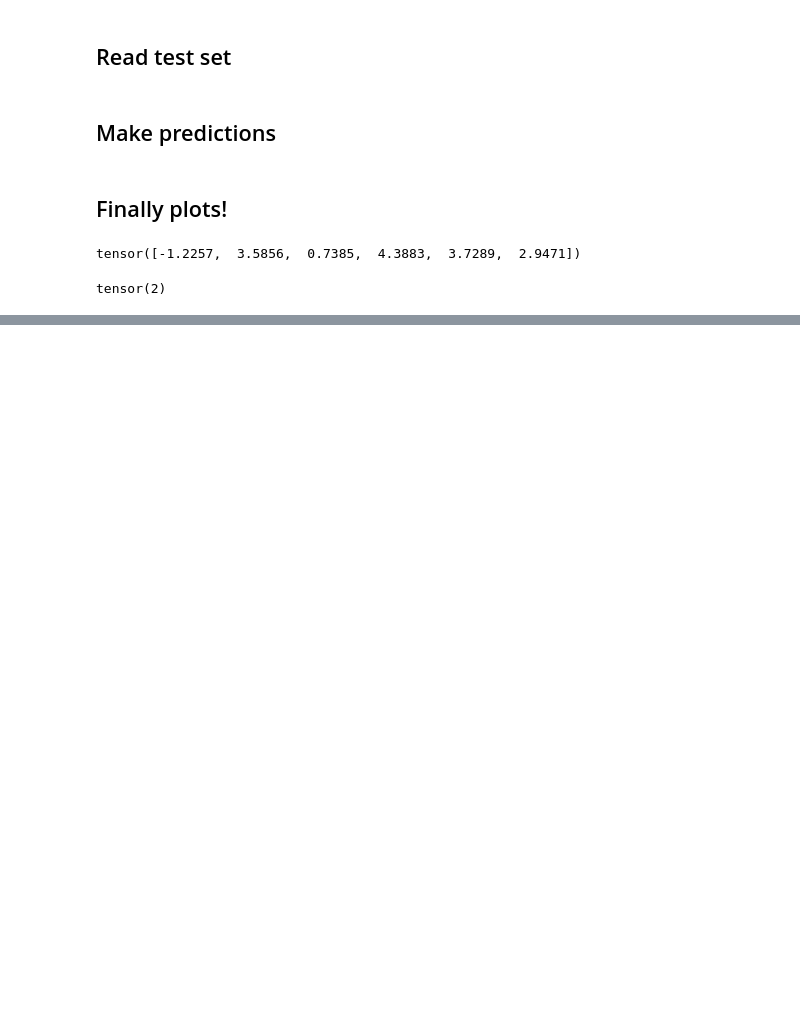
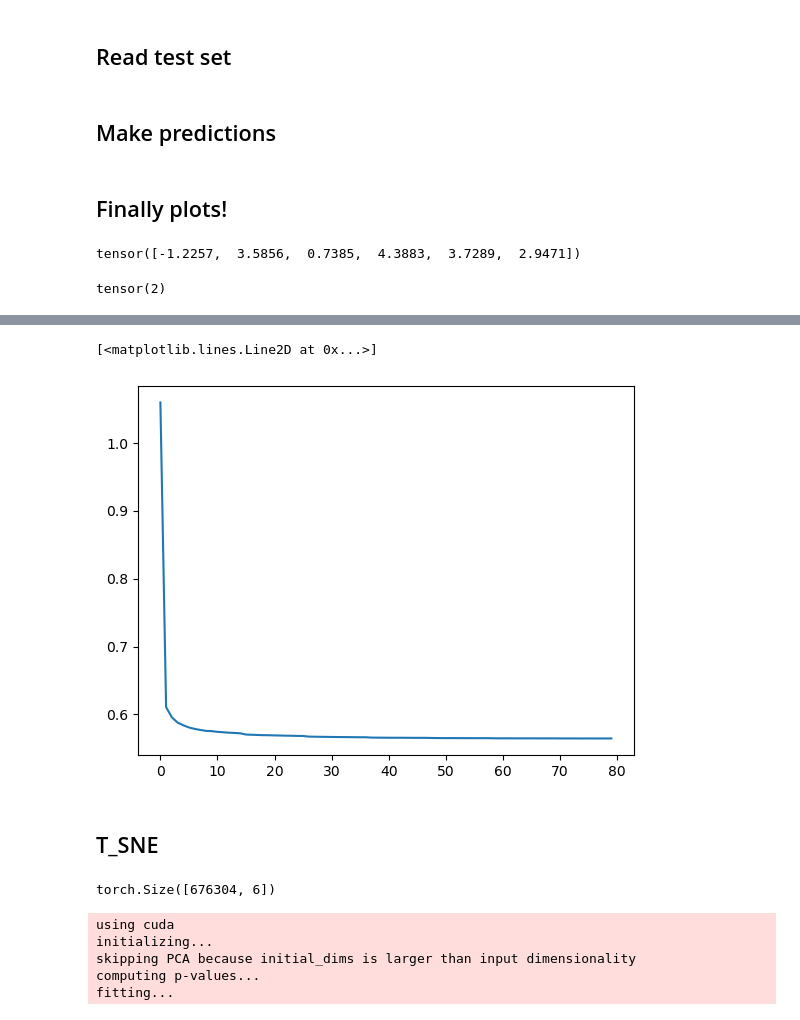
Before and after one commit to niklai99/jet-tagging, a Jupyter notebook: DGL_autoencoder/performance_analysis.ipynb, the cells around one changed output, grey strips where cells are left out. Cells and saved outputs as stored; diff of their text form; code cells hidden in the pictures; blank space fills up the shorter version.

```diff
--- a/DGL_autoencoder/performance_analysis.ipynb
+++ b/DGL_autoencoder/performance_analysis.ipynb
@@ -236,0 +258,8 @@ np.save('loss_history', np.array(loss))
+# %%
+loss = np.load('trainloss_history.npy')
+plt.plot(np.arange(len(loss)), loss)
+# %% [output]
+[<matplotlib.lines.Line2D at 0x...>]
+[figure, added]
+# %% [markdown]
+## T_SNE
@@ -236,0 +268,14 @@ np.save('loss_history', np.array(loss))
+# %%
+latent_jets.shape
+# %% [output]
+torch.Size([676304, 6])
+# %%
+X = latent_jets[:5000]
+lbl = labels[:5000]
+X_emb = TSNE(n_components=2, perplexity=30, n_iter=1000, verbose=True).fit_transform(X)
+# %% [output]
+using cuda
+initializing...
+skipping PCA because initial_dims is larger than input dimensionality
+computing p-values...
+fitting...
```
Also changed, not shown: parts of 12 cells of this notebook, 6 other files.
